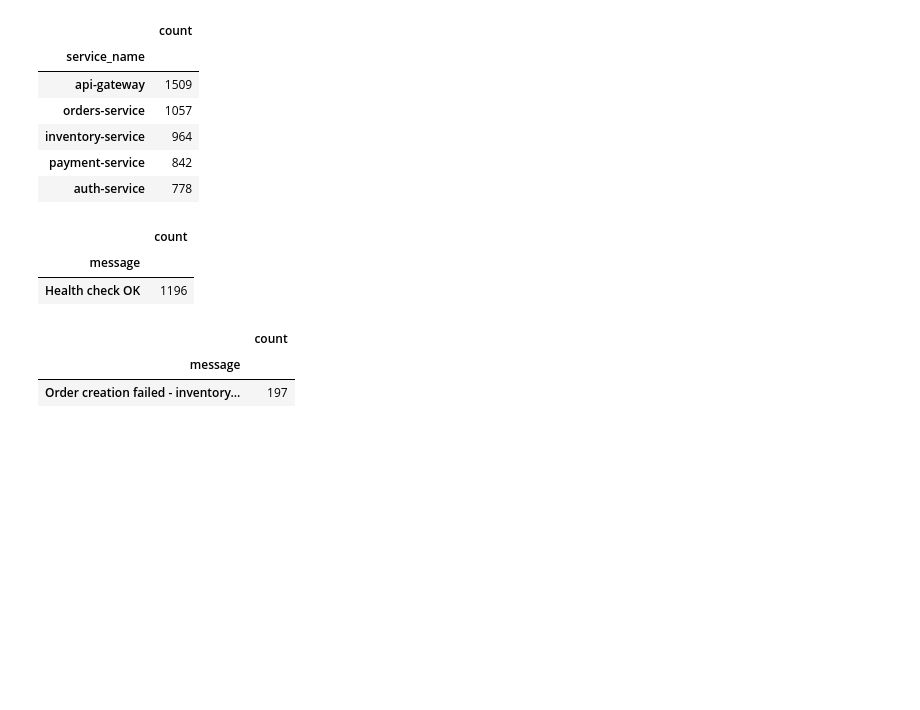
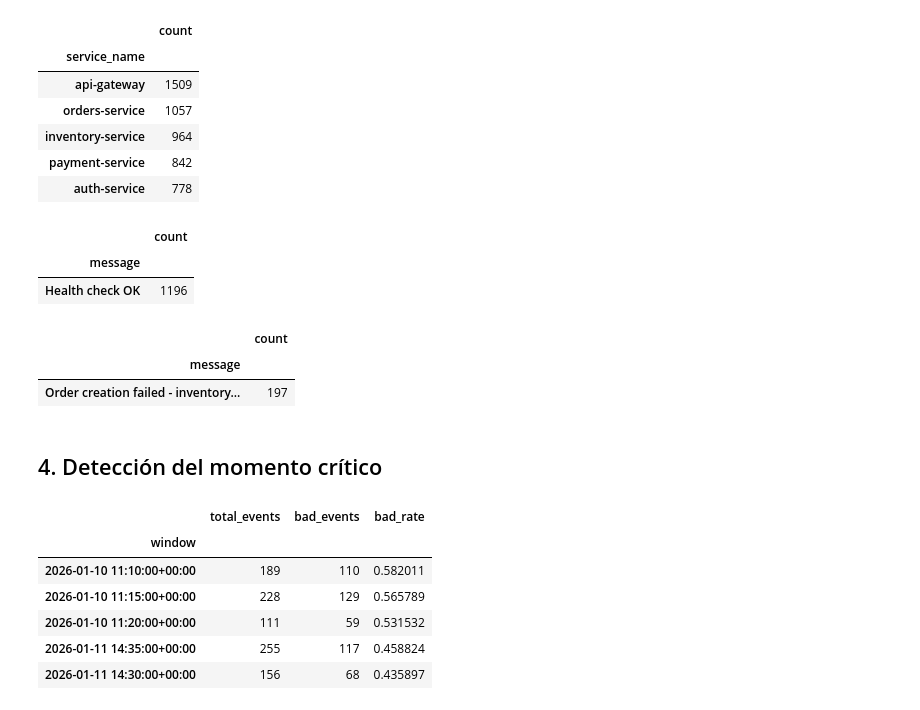
Before and after one commit to Yiovan/Interpretacion_de_Logs, a Jupyter notebook: registros.ipynb, the cells around one changed output. Saved outputs shown, nothing was run; the diff lists cells and outputs as text; code cells hidden in the pictures; blank space fills up the shorter version.

```diff
--- a/registros.ipynb
+++ b/registros.ipynb
@@ -77,3 +80,5 @@ pd.DataFrame(top_bad_message)
 |  | count |
 | message |  |
 | Order creation failed - inventory... | 197 |
+# %% [markdown]
+## 4. Detección del momento crítico
@@ -79,0 +94,10 @@ pd.DataFrame(top_bad_message)
+# %%
+top_windows
+# %% [output]
+|  | total_events | bad_events | bad_rate |
+| window |  |  |  |
+| 2026-01-10 11:10:00+00:00 | 189 | 110 | 0.582011 |
+| 2026-01-10 11:15:00+00:00 | 228 | 129 | 0.565789 |
+| 2026-01-10 11:20:00+00:00 | 111 | 59 | 0.531532 |
+| 2026-01-11 14:35:00+00:00 | 255 | 117 | 0.458824 |
+| 2026-01-11 14:30:00+00:00 | 156 | 68 | 0.435897 |
```
Also changed, not shown: parts of 22 cells of this notebook.
